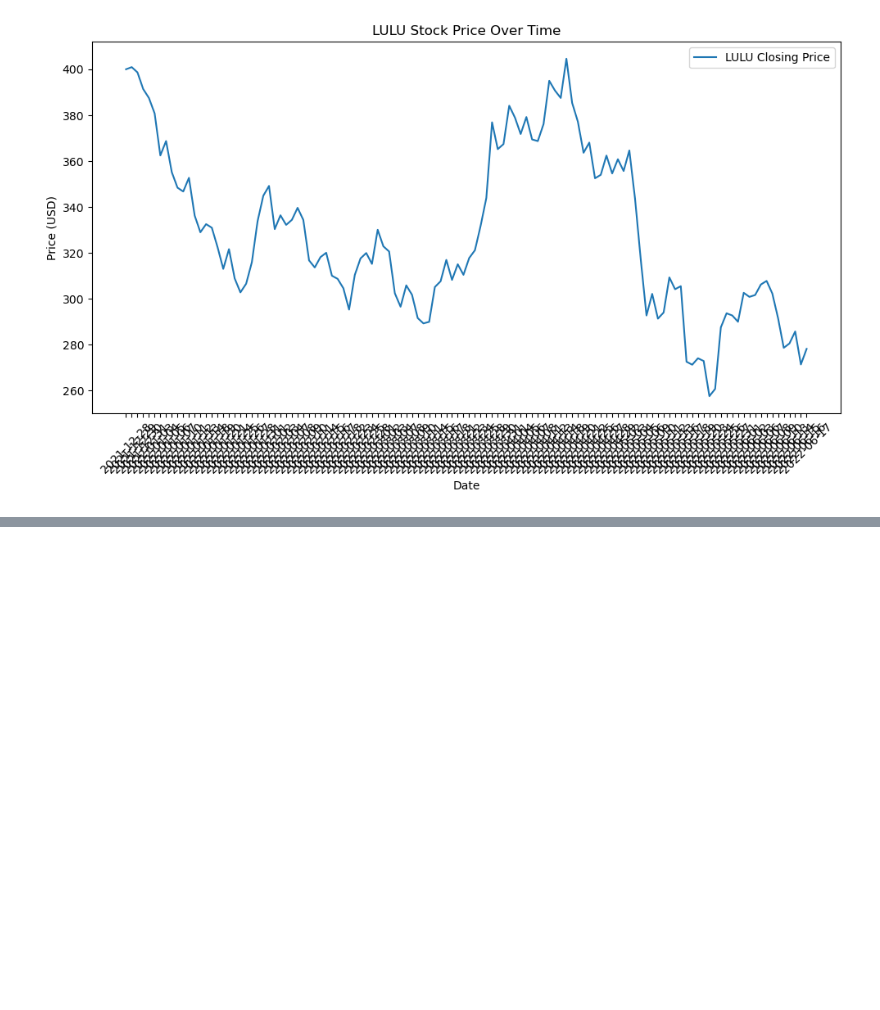
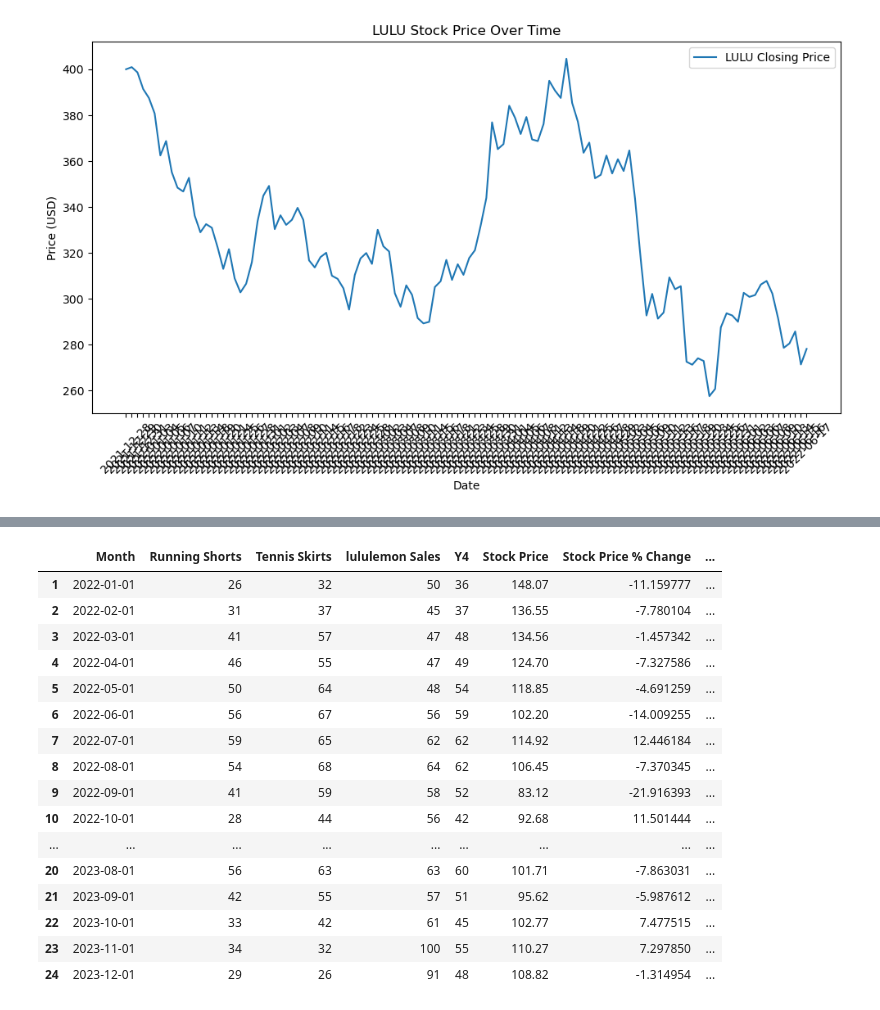
Before and after one commit to jordanyio/project-ai, a Jupyter notebook: mob/MobNotepad.ipynb, the cells around one changed output, grey strips where cells are left out. Cells and saved outputs as stored; diff of their text form; code cells hidden in the pictures; blank space fills up the shorter version.

```diff
--- a/mob/MobNotepad.ipynb
+++ b/mob/MobNotepad.ipynb
@@ -376,0 +327,16 @@ merged_df
+# %%
+results = data['results']
+
+# Creating a DataFrame
+lulu_df = pd.DataFrame(results)
+
+# Selecting only the timestamp ('t') and closing price ('c') columns
+lulu_df = lulu_df[['t', 'c']]
+
+# Converting timestamp to a readable format
+lulu_df['t'] = pd.to_datetime(lulu_df['t'], unit='ms').dt.date
+
+lulu_df = lulu_df.rename(columns={'t': 'Month', 'c': 'Stock Price'})
+lulu_df.dropna()
+
+lulu_df.head()  # Displaying the DataFrame
@@ -376,0 +372,25 @@ merged_df
+# %%
+# Calculate percentage change for 'Stock Price'
+stock_and_google_trends_df['Stock Price % Change'] = stock_and_google_trends_df['Stock Price'].pct_change() * 100
+
+# Calculate percentage change for 'Y4'
+stock_and_google_trends_df['Y4 % Change'] = stock_and_google_trends_df['Y4'].pct_change() * 100
+stock_and_google_trends_df.dropna()
+# %% [output]
+|  | Month | Running Shorts | Tennis Skirts | lululemon Sales | Y4 | Stock Price | Stock Price % Change | ... |
+| 1 | 2022-01-01 | 26 | 32 | 50 | 36 | 148.07 | -11.159777 | ... |
+| 2 | 2022-02-01 | 31 | 37 | 45 | 37 | 136.55 | -7.780104 | ... |
+| 3 | 2022-03-01 | 41 | 57 | 47 | 48 | 134.56 | -1.457342 | ... |
+| 4 | 2022-04-01 | 46 | 55 | 47 | 49 | 124.70 | -7.327586 | ... |
+| 5 | 2022-05-01 | 50 | 64 | 48 | 54 | 118.85 | -4.691259 | ... |
+| 6 | 2022-06-01 | 56 | 67 | 56 | 59 | 102.20 | -14.009255 | ... |
+| 7 | 2022-07-01 | 59 | 65 | 62 | 62 | 114.92 | 12.446184 | ... |
+| 8 | 2022-08-01 | 54 | 68 | 64 | 62 | 106.45 | -7.370345 | ... |
+| 9 | 2022-09-01 | 41 | 59 | 58 | 52 | 83.12 | -21.916393 | ... |
+| 10 | 2022-10-01 | 28 | 44 | 56 | 42 | 92.68 | 11.501444 | ... |
+| ... | ... | ... | ... | ... | ... | ... | ... | ... |
+| 20 | 2023-08-01 | 56 | 63 | 63 | 60 | 101.71 | -7.863031 | ... |
+| 21 | 2023-09-01 | 42 | 55 | 57 | 51 | 95.62 | -5.987612 | ... |
+| 22 | 2023-10-01 | 33 | 42 | 61 | 45 | 102.77 | 7.477515 | ... |
+| 23 | 2023-11-01 | 34 | 32 | 100 | 55 | 110.27 | 7.297850 | ... |
+| 24 | 2023-12-01 | 29 | 26 | 91 | 48 | 108.82 | -1.314954 | ... |
```
Also changed, not shown: parts of 21 cells of this notebook.
